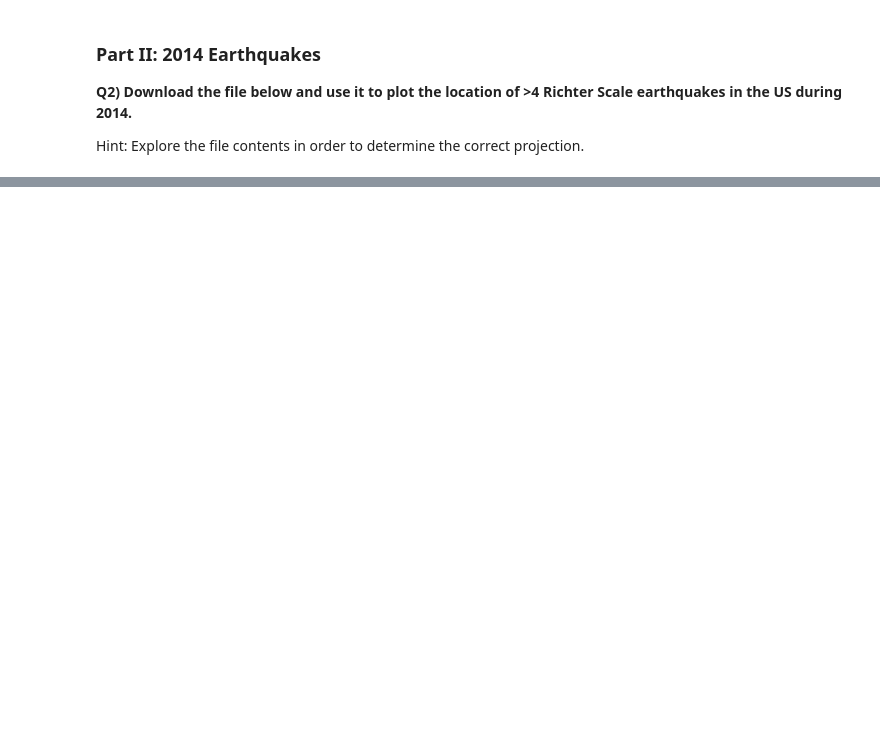
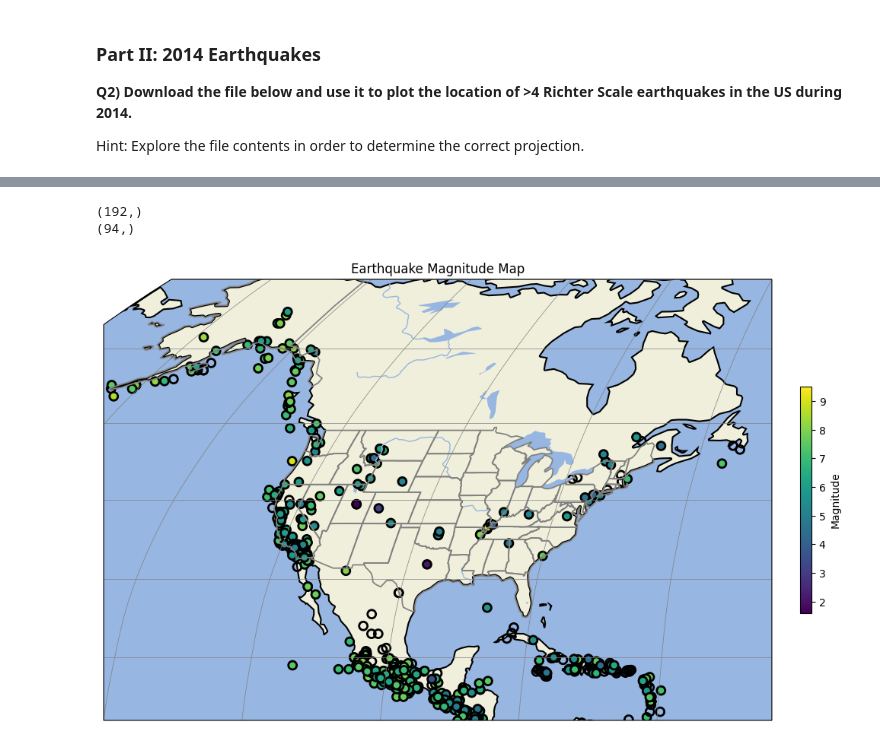
Before and after one commit to Jamgri/2025_Intro_Python, a Jupyter notebook: notebook/W2_S2.ipynb, the cells around one changed output, grey strips where cells are left out. Saved outputs shown, nothing was run; the diff lists cells and outputs as text; code cells hidden in the pictures; blank space fills up the shorter version.

```diff
--- a/notebook/W2_S2.ipynb
+++ b/notebook/W2_S2.ipynb
@@ -244,29 +283,37 @@ usgs_2014 = pd.read_csv(fname)
 # Run these as is. We are removing missing values in the data and filter data points with stronger earthquakes (magnitude > 4)
 usgs_2014_nonan = usgs_2014.dropna()
 usgs_2014_large = usgs_2014_nonan[usgs_2014_nonan['mag']>4]
+
+print(lon.shape)
+print(lat.shape)
+# %% [output]
+(192,)
+(94,)
 # %%
 fig,ax = plt.subplots(1,1,figsize=(12, 12),subplot_kw={'projection': ccrs.Robinson()})
 # The rest doesn't change:
 ax.set_extent([-140, -60, 12,70], ccrs.PlateCarree())
 
 ######################################################################################################################################################
 # Add Land, Ocean, Rivers, and State Lines
 # Hint: Land linewidth = 3; States: edgecolor='gray',linewidth=1.25; lakes/ocean/rivers: no change
 # Hint: https://matplotlib.org/stable/gallery/color/named_colors.html for the names of the colors available
 ######################################################################################################################################################
-____.add_feature(cartopy._____.____, edgecolor='____',linewidths=____)
-____.add_feature(cartopy._____.____)
-____.add_feature(cartopy._____.____)
-____.add_feature(cartopy._____.____)
-____.add_feature(cartopy._____.____,edgecolor='____',linewidth=____)
-____.gridlines(lw=____,color='____')
+ax.add_feature(cartopy.feature.LAND, edgecolor='black',linewidths=3)
+ax.add_feature(cartopy.feature.OCEAN)
+ax.add_feature(cartopy.feature.LAKES)
+ax.add_feature(cartopy.feature.RIVERS)
+ax.add_feature(cartopy.feature.STATES,edgecolor='gray',linewidth=1.25)
+ax.gridlines(lw=0.5,color='gray')
 
 ######################################################################################################################################################
 # Add Scatter points for earthquake data
 # Hint: usgs_2014_large['longitude'] to access logitude data, usgs_2014_large['latitude'] to access latitude data, usgs_2014_large['mag'] to access Earthquake magnitudes
 # Hint: https://matplotlib.org/stable/gallery/color/named_colors.html for the names of the colors available
 ######################################################################################################################################################
-____ = ax.scatter(____,____,s=62,c=____,marker='o',cmap='____',edgecolors='____',linewidths=2, transform=____)
-plt.colorbar(____,ax=____,fraction=0.016, pad=0.04,label='____')
-ax.set_title('____')
+sc = ax.scatter(longitude,latitude,s=62,c=magnitude,marker='o',cmap='viridis',edgecolors='black',linewidths=2, transform=ccrs.PlateCarree())
+plt.colorbar(sc, ax=ax, fraction=0.016, pad=0.04, label='Magnitude')
+ax.set_title('Earthquake Magnitude Map')
 plt.show()
+# %% [output]
+[figure, added]
```
Also changed, not shown: parts of 7 cells of this notebook.
